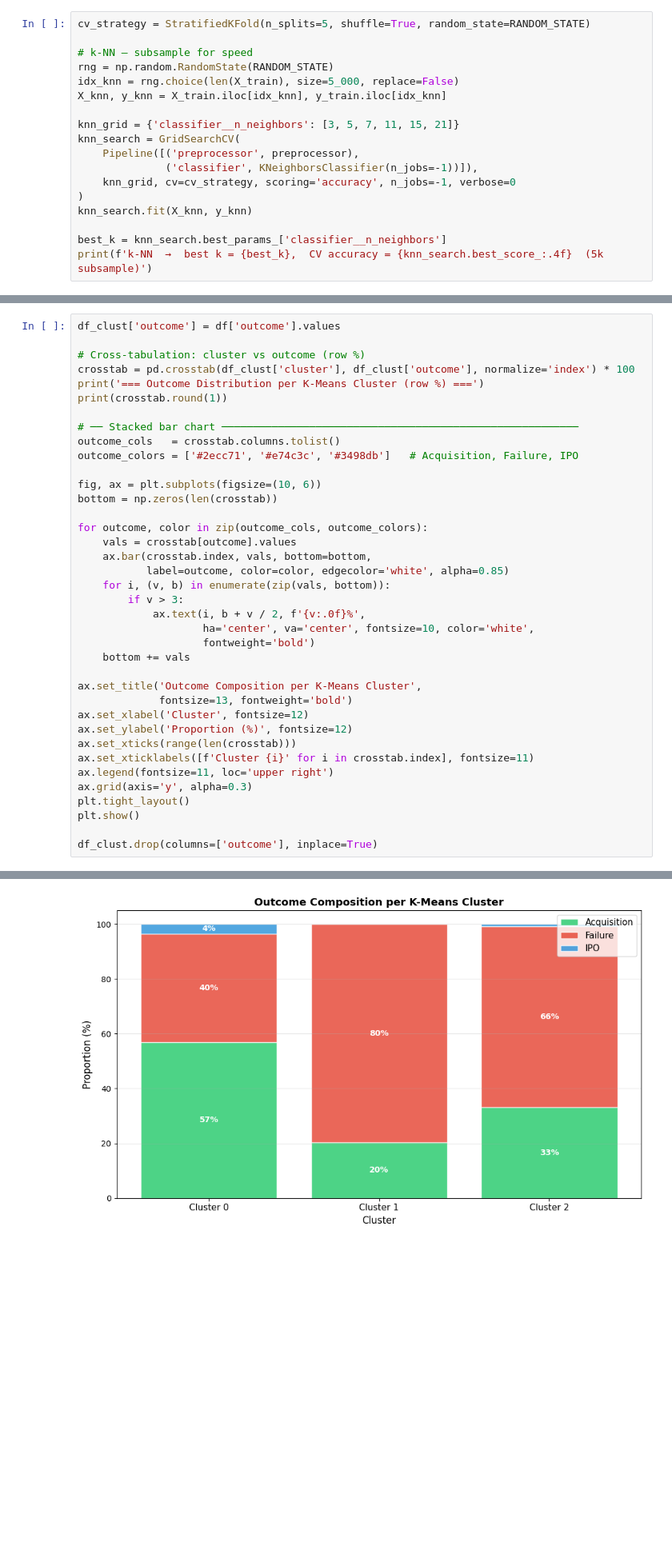
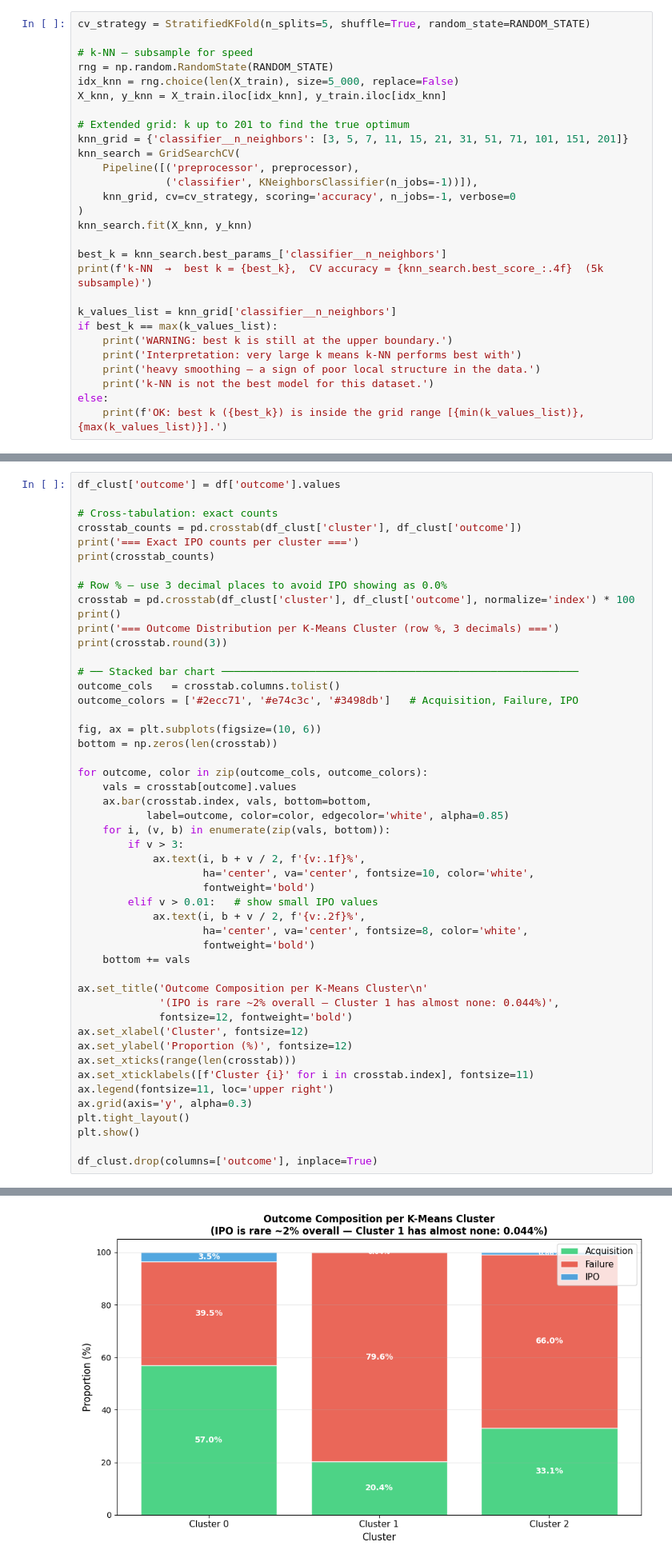
Before and after one commit to Clement-NI/Machine_learning_project_kaggle_start_up_success_data, a Jupyter notebook: scientificProject1/task.ipynb, the cells around one changed output, grey strips where cells are left out. Shown at 80% size. Cells and saved outputs as stored; diff of their text form; blank space fills up the shorter version.

```diff
--- a/scientificProject1/task.ipynb
+++ b/scientificProject1/task.ipynb
@@ -499,7 +499,8 @@ rng = np.random.RandomState(RANDOM_STATE)
 idx_knn = rng.choice(len(X_train), size=5_000, replace=False)
 X_knn, y_knn = X_train.iloc[idx_knn], y_train.iloc[idx_knn]
 
-knn_grid = {'classifier__n_neighbors': [3, 5, 7, 11, 15, 21]}
+# Extended grid: k up to 201 to find the true optimum
+knn_grid = {'classifier__n_neighbors': [3, 5, 7, 11, 15, 21, 31, 51, 71, 101, 151, 201]}
 knn_search = GridSearchCV(
     Pipeline([('preprocessor', preprocessor),
               ('classifier', KNeighborsClassifier(n_jobs=-1))]),
@@ -509,4 +510,13 @@ knn_search.fit(X_knn, y_knn)
 
 best_k = knn_search.best_params_['classifier__n_neighbors']
 print(f'k-NN  →  best k = {best_k},  CV accuracy = {knn_search.best_score_:.4f}  (5k subsample)')
+
+k_values_list = knn_grid['classifier__n_neighbors']
+if best_k == max(k_values_list):
+    print('WARNING: best k is still at the upper boundary.')
+    print('Interpretation: very large k means k-NN performs best with')
+    print('heavy smoothing — a sign of poor local structure in the data.')
+    print('k-NN is not the best model for this dataset.')
+else:
+    print(f'OK: best k ({best_k}) is inside the grid range [{min(k_values_list)}, {max(k_values_list)}].')
 # %% [output]
@@ -1257,10 +1290,16 @@ Finally, we compare the **unsupervised cluster assignments** with the **true `ou
 # %%
 df_clust['outcome'] = df['outcome'].values
 
-# Cross-tabulation: cluster vs outcome (row %)
+# Cross-tabulation: exact counts
+crosstab_counts = pd.crosstab(df_clust['cluster'], df_clust['outcome'])
+print('=== Exact IPO counts per cluster ===')
+print(crosstab_counts)
+
+# Row % — use 3 decimal places to avoid IPO showing as 0.0%
 crosstab = pd.crosstab(df_clust['cluster'], df_clust['outcome'], normalize='index') * 100
-print('=== Outcome Distribution per K-Means Cluster (row %) ===')
-print(crosstab.round(1))
+print()
+print('=== Outcome Distribution per K-Means Cluster (row %, 3 decimals) ===')
+print(crosstab.round(3))
 
 # ── Stacked bar chart ─────────────────────────────────────────────────────────
 outcome_cols   = crosstab.columns.tolist()
@@ -1275,13 +1314,18 @@ for outcome, color in zip(outcome_cols, outcome_colors):
            label=outcome, color=color, edgecolor='white', alpha=0.85)
     for i, (v, b) in enumerate(zip(vals, bottom)):
         if v > 3:
-            ax.text(i, b + v / 2, f'{v:.0f}%',
+            ax.text(i, b + v / 2, f'{v:.1f}%',
                     ha='center', va='center', fontsize=10, color='white',
+                    fontweight='bold')
+        elif v > 0.01:   # show small IPO values
+            ax.text(i, b + v / 2, f'{v:.2f}%',
+                    ha='center', va='center', fontsize=8, color='white',
                     fontweight='bold')
     bottom += vals
 
-ax.set_title('Outcome Composition per K-Means Cluster',
-             fontsize=13, fontweight='bold')
+ax.set_title('Outcome Composition per K-Means Cluster\n'
+             '(IPO is rare ~2% overall — Cluster 1 has almost none: 0.044%)',
+             fontsize=12, fontweight='bold')
 ax.set_xlabel('Cluster', fontsize=12)
 ax.set_ylabel('Proportion (%)', fontsize=12)
 ax.set_xticks(range(len(crosstab)))
@@ -1302,4 +1353,4 @@ cluster
-[figure, old version]
+[figure, new version]
 # %% [markdown]
 ## Conclusion — Unsupervised Learning
 
```
Also changed, not shown: parts of 4 cells of this notebook.
